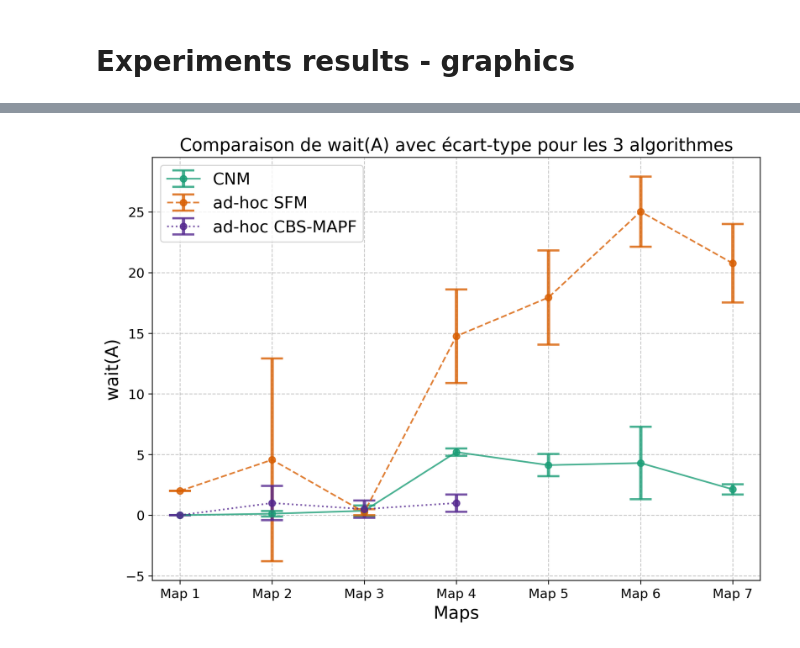
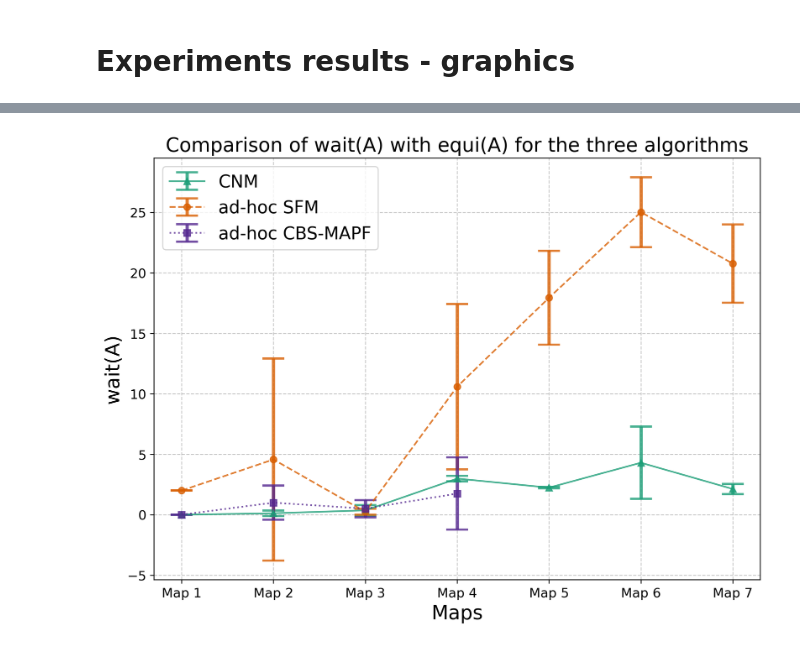
Before and after one commit to chanattan/CNM, a Jupyter notebook: source/cnm_model.ipynb, the cells around one changed output, grey strips where cells are left out. Cells and saved outputs as stored; diff of their text form; code cells hidden in the pictures.

```diff
--- a/source/cnm_model.ipynb
+++ b/source/cnm_model.ipynb
@@ -2213,6 +2250,7 @@ Mean time execution: 0.01749
 ### CBS-MAPF evaluation
 # %%
 # CBS-MAPF remasterized (piece of code retrieved from CNM Visualization)
+
 def plan_cbs(mapx):
     #### Utility functions
     map_ = copy.deepcopy(mapx)
@@ -2242,32 +2280,35 @@ def plan_cbs(mapx):
 
 i = 1
 times_maps = {}
-for mapi in [map1, map2, map3, map4]:
+# map1, map2, map3,
+for mapi in [map4]:
     times = []
-    for y in range(100):
+    for y in range(1000):
         curr = time.time()
         res = plan_cbs(mapi)
         end = time.time()
         times.append(end - curr)
     print("Map:", i, ": ", round(np.mean(times), 5))
     times_maps["Map " + str(i)] = round(np.mean(times), 5)
+    print("std:", np.std(times))
     i += 1
 
 print(times_maps)
 
+# Mean times for CBS-MAPF
 # Map 1: 0.12516s
 # Map 2: 0.12543s
 # Map 3: 0.20359s
-# Map 4: 13.6954s
+# Map 4: 1.49044s std: 2.65 w/ 4 agents
 # %% [markdown]
 ### SFM evaluation
 # %%
 N = 1000
-#for threshold in [.01, .05, .15, .3, .45, .5, .6, .65, .7, .8, .9]: #the chosen threshoulds have ben found
+#for threshold in [.01, .05, .15, .3, .45, .5, .6, .65, .7, .8, .9]: #the chosen threshoulds have been found
 # In maps order 1-7
-thresholds = [0.01, 0.7, 0.6, 0.05, 0.15, 0.05, 0.01]
+thresholds = [0.01, 0.7, 0.6, 0.01, 0.15, 0.05, 0.01]
 i = 1
-for map_ in [map1, map2, map3, map4, map5, map6, map7]:
+for map_ in [map4]:
     results = [0, 0, []]
     times = []
     for _ in range(N):
@@ -2286,10 +2327,11 @@ for map_ in [map1, map2, map3, map4, map5, map6, map7]:
     print(f"Mean time execution: {round(np.mean(times), 5)}")
     i += 1
 
+# Mean times for SFM
 # Map 1: 0.00257s
 # Map 2: 0.00363s
 # Map 3: 0.00253s
-# Map 4: 0.03375s
+# Map 4: 0.01132s
 # Map 5: 0.05117s
 # Map 6: 0.0315s
 # Map 7: 0.06461s
@@ -2329,11 +2347,10 @@ import numpy as np
 import matplotlib.pyplot as plt
 
 data = { # Data yielded from above evaluation.
-    "CNM": [[1.0, 0.0, 0.0], [1.0, 0.12, 0.22], [1.0, 0.36, 0.44], [1.0, 5.2, 0.31], [0.99, 4.13, 0.92], [0.98, 4.3, 2.98], [1.0, 2.13, 0.42]],
-    "ad-hoc SFM": [[0.83, 2.0, 0.0], [0.51, 4.57, 8.36], [0.84, 0.24, 0.25], [0.54, 14.76, 3.86], [0.52, 17.95, 3.88], [0.93, 25.03, 2.89], [0.97, 20.77, 3.24]],
-    "ad-hoc CBS-MAPF": [[1.0, 0.0, 0.0], [1.0, 1.0, 1.41], [0.95, 0.5, 0.71], [1.0, 1.0, 0.71], [-1, -1, -1], [-1, -1, -1], [-1, -1, -1]]
+    "CNM": [[1.0, 0.0, 0.0], [1.0, 0.12, 0.22], [1.0, 0.36, 0.44], [1.0, 2.99, 0.23], [1.0, 2.24, 0.06], [0.98, 4.3, 2.98], [1.0, 2.13, 0.42]],
+    "ad-hoc SFM": [[0.83, 2.0, 0.0], [0.51, 4.57, 8.36], [0.84, 0.24, 0.25], [0.7, 10.59, 6.84], [0.52, 17.95, 3.88], [0.93, 25.03, 2.89], [0.97, 20.77, 3.24]],
+    "ad-hoc CBS-MAPF": [[1.0, 0.0, 0.0], [1.0, 1.0, 1.41], [0.95, 0.5, 0.71], [1.0, 1.75, 2.986], [-1, -1, -1], [-1, -1, -1], [-1, -1, -1]]
 }
-
 maps = [f"Map {i}" for i in range(1, 8)]
 
 # Première figure : dist pour les 3 algorithmes
@@ -2349,19 +2366,20 @@ plt.rcParams.update({
     'ytick.labelsize': 12
 })
 colors = ['#1b9e77', '#d95f02', '#54278f']
+markers = ['^', 'o', 's']
 linestyles = ['-', '--', ':']
 
 plt.figure(figsize=(10, 7))
 for i, (algo, values) in enumerate(data.items()):
     metrique1 = [v[0] for v in values]
     index = metrique1.index(-1) if -1 in metrique1 else len(maps)
-    plt.plot(maps[:index], metrique1[:index], label=algo, marker='o', linestyle=linestyles[i], color=colors[i])
+    plt.plot(maps[:index], metrique1[:index], label=algo, marker=markers[i], linestyle=linestyles[i], color=colors[i])
 
-plt.xlabel('Maps', fontsize=16)
-plt.ylabel('dist(A)', fontsize=16)
+plt.xlabel('Maps', fontsize=18)
+plt.ylabel('dist(A)', fontsize=18)
 plt.ylim(0, 1.1)
-plt.title('Comparison of dist(A) for the 3 algorithms')
-plt.legend(fontsize=15)
+plt.title('Comparison of dist(A) for the three algorithms', fontsize=18)
+plt.legend(fontsize=16)
 plt.grid(True, linestyle='--', alpha=0.7)
 plt.show()
 
@@ -2371,12 +2389,45 @@ for i, (algo, values) in enumerate(data.items()):
     metrique2 = [v[1] for v in values]
     std_dev = [v[2] for v in values]
     index = metrique2.index(-1) if -1 in metrique2 else len(maps)
-    plt.errorbar(maps[:index], metrique2[:index], yerr=std_dev[:index], label=algo, marker='o', linestyle=linestyles[i], color=colors[i], capsize=10, capthick=2, elinewidth=3, alpha=0.8)
+    plt.errorbar(maps[:index], metrique2[:index], yerr=std_dev[:index], label=algo, marker=markers[i], linestyle=linestyles[i], color=colors[i], capsize=10, capthick=2, elinewidth=3, alpha=0.8)
 
-plt.xlabel('Maps', fontsize=16)
-plt.ylabel('wait(A)', fontsize=16)
-plt.title("Comparison of wait(A) with equi(A) for the 3 algorithms")
-plt.legend(fontsize=15)
+plt.xlabel('Maps', fontsize=18)
+plt.ylabel('wait(A)', fontsize=18)
+plt.title("Comparison of wait(A) with equi(A) for the three algorithms", fontsize=18)
+plt.legend(fontsize=16)
 plt.grid(True, linestyle='--', alpha=0.7)
 plt.show()
+
+# Troisème figure : temps d'exécution moyens
+## Mean times for SFM (map1 - map7)
+sfm_times = [0.00257, 0.00363, 0.00253, 0.01132, 0.05117, 0.0315, 0.06461]
+print(sum(sfm_times[:4]) / len(sfm_times[:4]))
+
+## Mean times for CBS-MAPF (map1 - map4)
+cbs_mapf_times = [0.12516, 0.12543, 0.20359, 1.49]
+print(sum(cbs_mapf_times[:4]) / len(cbs_mapf_times[:4]))
+
+## Mean time executions for CNM
+cnm_times = [0.00177,  0.00655, 0.01751, 0.06237, 0.24043, 0.27179, 0.49299]
+print(sum(cnm_times[:4]) / len(cnm_times[:4]))
+
+maps_sfm = maps[:len(sfm_times)]
+maps_cbs = maps[:len(cbs_mapf_times)]
+maps_cnm = maps[:len(cnm_times)]
+
+# Plot
+plt.figure(figsize=(10, 7))
+plt.plot(maps_cnm, cnm_times, marker='^', label='CNM', color=colors[0])
+plt.plot(maps_sfm, sfm_times, marker='o', label='SFM', color=colors[1])
+plt.plot(maps_cbs, cbs_mapf_times, marker='s', label='CBS-MAPF', color=colors[2])
+
+plt.xlabel('Maps', fontsize=18)
+plt.ylabel('Mean Execution Time (s)', fontsize=18)
+plt.title('Mean execution times for the three algorithms', fontsize=20)
+plt.yscale('log')  # log scale to show wide range clearly
+plt.xticks(maps_sfm)
+plt.grid(True, which="both", linestyle='--', linewidth=0.5)
+plt.legend(fontsize=16)
+plt.tight_layout()
+plt.show()
 # %% [output]
@@ -2384 +2435 @@ plt.show()
-[figure, old version]
+[figure, new version]
```
Also changed, not shown: parts of 9 cells of this notebook, 1 other file.
